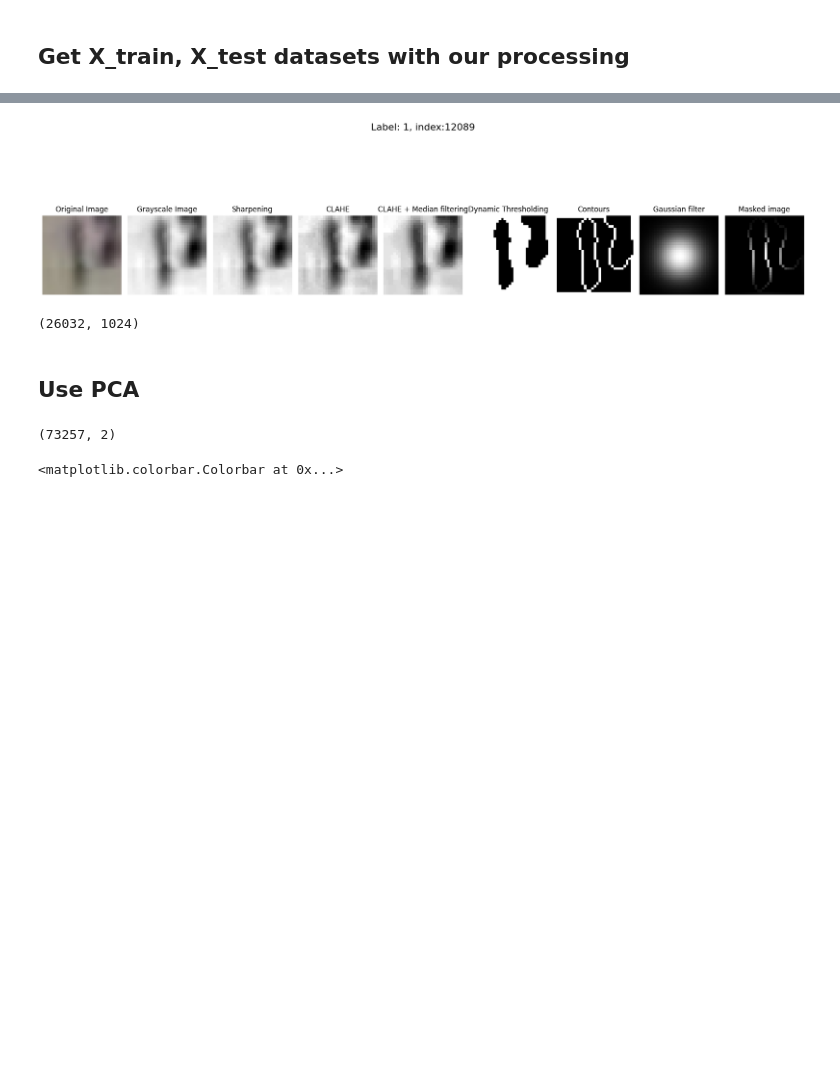
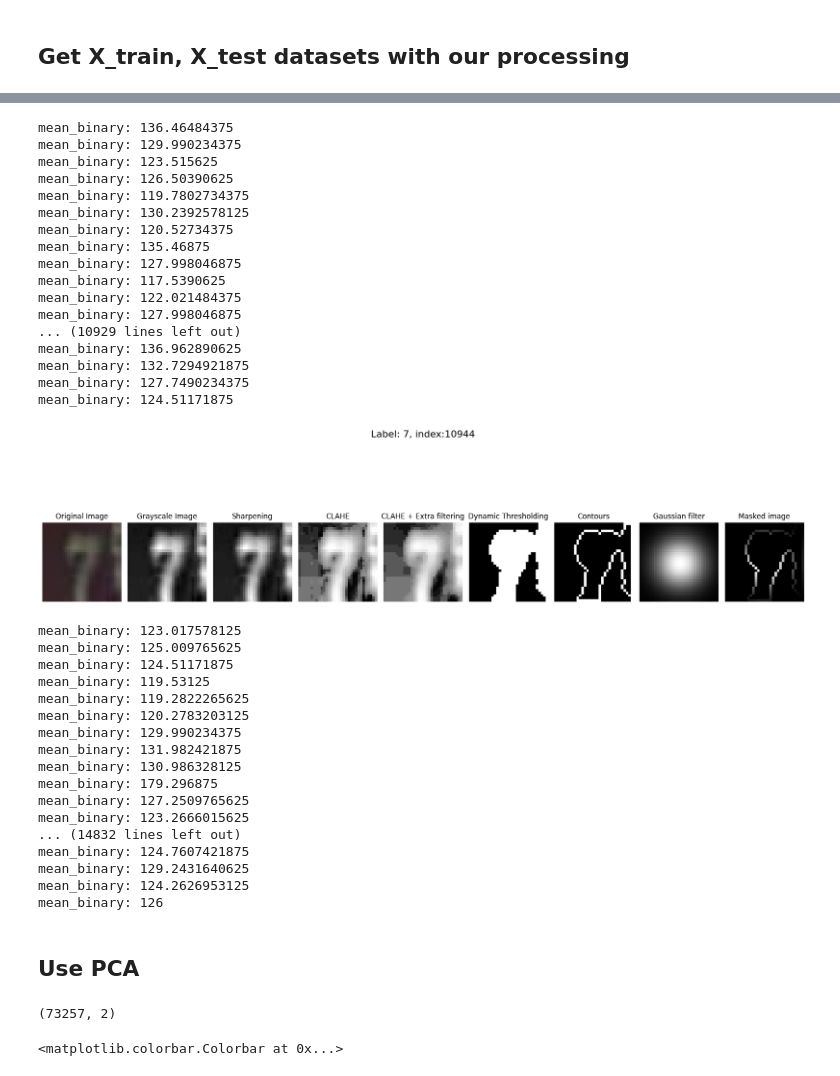
Before and after one commit to bisaacma-iteso/aprendizaje_automatico, a Jupyter notebook: aprendiendo-machin/notebooks/project.svhn.ipynb, the cells around one changed output, grey strips where cells are left out. Drawn from its saved outputs; the diff is of its cells as text; code cells hidden in the pictures; blank space fills up the shorter version.

```diff
--- a/aprendiendo-machin/notebooks/project.svhn.ipynb
+++ b/aprendiendo-machin/notebooks/project.svhn.ipynb
@@ -66,16 +66,16 @@ def remove_borders(image, reduce_factor=0.1):
 
 def find_contours(image):
     # Find contours
-    contours, _ = cv2.findContours(image, cv2.RETR_LIST, cv2.CHAIN_APPROX_SIMPLE)
+    contours, _ = cv2.findContours(image, cv2.RETR_LIST, cv2.CHAIN_APPROX_NONE)
 
     # Create a blank image to draw contours on
     contour_only_image = np.zeros_like(image)
     cv2.drawContours(contour_only_image, contours, -1, 255, 1)  # Draw contours in white (255)
     return contour_only_image
 
-def sharpen_image(image):
+def sharpen_image(image, filter=(5,5)):
     # Sharpen image
-    blurred = cv2.GaussianBlur(image, (5, 5), 0)
+    blurred = cv2.GaussianBlur(image, filter, 0)
     return cv2.addWeighted(image, 1.5, blurred, -0.5, 0)
 
 def apply_median_filter(image):
@@ -98,7 +98,9 @@ def pipeline(ds,
              labels_ds,
              clahe_clipLimit=2.0,
              clahe_tileGridSize=(3,3),
+             sharpen_filter=(5,5),
              gaussian_sigma=6,
+             extra_filter=None,
              random_sample_id= None
              ):
     """
@@ -129,7 +131,7 @@ def pipeline(ds,
         gray_image = gray_images[i]
 
         # Sharpening
-        sharpened_image = sharpen_image(gray_image)
+        sharpened_image = sharpen_image(gray_image, sharpen_filter)
 
         # CLAHE
         clahe = cv2.createCLAHE(clipLimit=clahe_clipLimit, tileGridSize=clahe_tileGridSize)
@@ -138,8 +140,19 @@ def pipeline(ds,
         # Median filter
         median_filtered_image = apply_median_filter(clahe_image)
 
+        # Log filter
+        log_filtered_image = apply_log_filter(clahe_image)
+
+        image_for_binary = clahe_image
+        if (extra_filter=="log"):
+            image_for_binary = log_filtered_image
+        if (extra_filter==None):
+            image_for_binary = median_filtered_image
+
         # Use binary threshold to reduce everything to 2 colors
-        _, binary_image = cv2.threshold(clahe_image, 0, 255, cv2.THRESH_BINARY + cv2.THRESH_OTSU)
+        _, binary_image = cv2.threshold(image_for_binary, 0, 255, cv2.THRESH_BINARY + cv2.THRESH_OTSU)
+
+        print(f'mean_binary: {np.mean(binary_image)}')
 
         # Get contours
         contour_image = find_contours(binary_image)
@@ -173,8 +186,8 @@ def pipeline(ds,
             axes[3].set_title("CLAHE")
             axes[3].axis('off')
 
-            axes[4].imshow(median_filtered_image, cmap='gray')
-            axes[4].set_title("CLAHE + Median filtering")
+            axes[4].imshow(image_for_binary, cmap='gray')
+            axes[4].set_title("CLAHE + Extra filtering")
             axes[4].axis('off')
 
             axes[5].imshow(binary_image, cmap='gray')
@@ -328,16 +389,56 @@ print(X_train.shape)
 # %%
 # X_test
 
 ds_test_images = np.array(ds_test["image"])
-X_test = pipeline(ds_test_images, ds_test["label"])
+X_test = pipeline(ds_test_images,
+                  ds_test["label"],
+                  clahe_clipLimit=(-1),
+                  clahe_tileGridSize=(1,1),
+                  sharpen_filter=(1,1),
+                  gaussian_sigma=7,
+                  extra_filter=None
+                 )
 Y_test = ds_test["label"]
 
 X_test = X_test.reshape(X_test.shape[0], -1)
 
 print(X_test.shape)
 # %% [output]
+mean_binary: 136.46484375
+mean_binary: 129.990234375
+mean_binary: 123.515625
+mean_binary: 126.50390625
+mean_binary: 119.7802734375
+mean_binary: 130.2392578125
+mean_binary: 120.52734375
+mean_binary: 135.46875
+mean_binary: 127.998046875
+mean_binary: 117.5390625
+mean_binary: 122.021484375
+mean_binary: 127.998046875
+... (10929 lines left out)
+mean_binary: 136.962890625
+mean_binary: 132.7294921875
+mean_binary: 127.7490234375
+mean_binary: 124.51171875
-[figure, old version]
+[figure, new version]
-(26032, 1024)
+mean_binary: 123.017578125
+mean_binary: 125.009765625
+mean_binary: 124.51171875
+mean_binary: 119.53125
+mean_binary: 119.2822265625
+mean_binary: 120.2783203125
+mean_binary: 129.990234375
+mean_binary: 131.982421875
+mean_binary: 130.986328125
+mean_binary: 179.296875
+mean_binary: 127.2509765625
+mean_binary: 123.2666015625
+... (14832 lines left out)
+mean_binary: 124.7607421875
+mean_binary: 129.2431640625
+mean_binary: 124.2626953125
+mean_binary: 126
 # %% [markdown]
 ## Use PCA
 # %%
```
Also changed, not shown: parts of 6 cells of this notebook, 4 other files.
